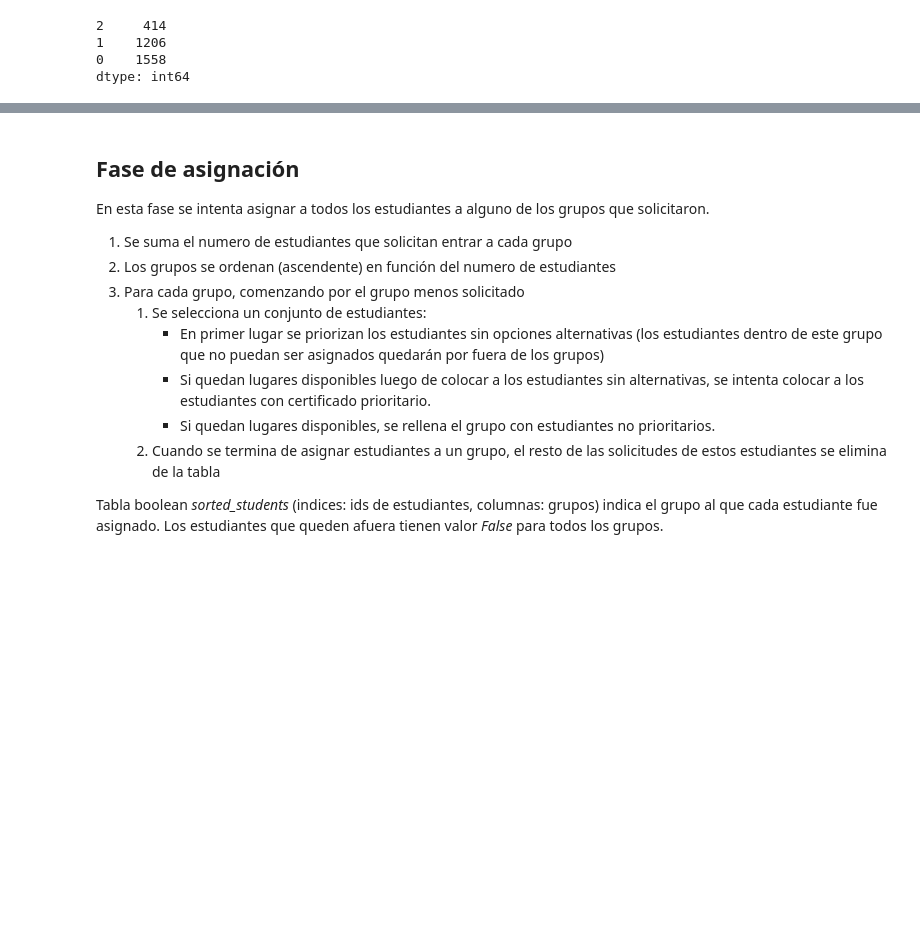
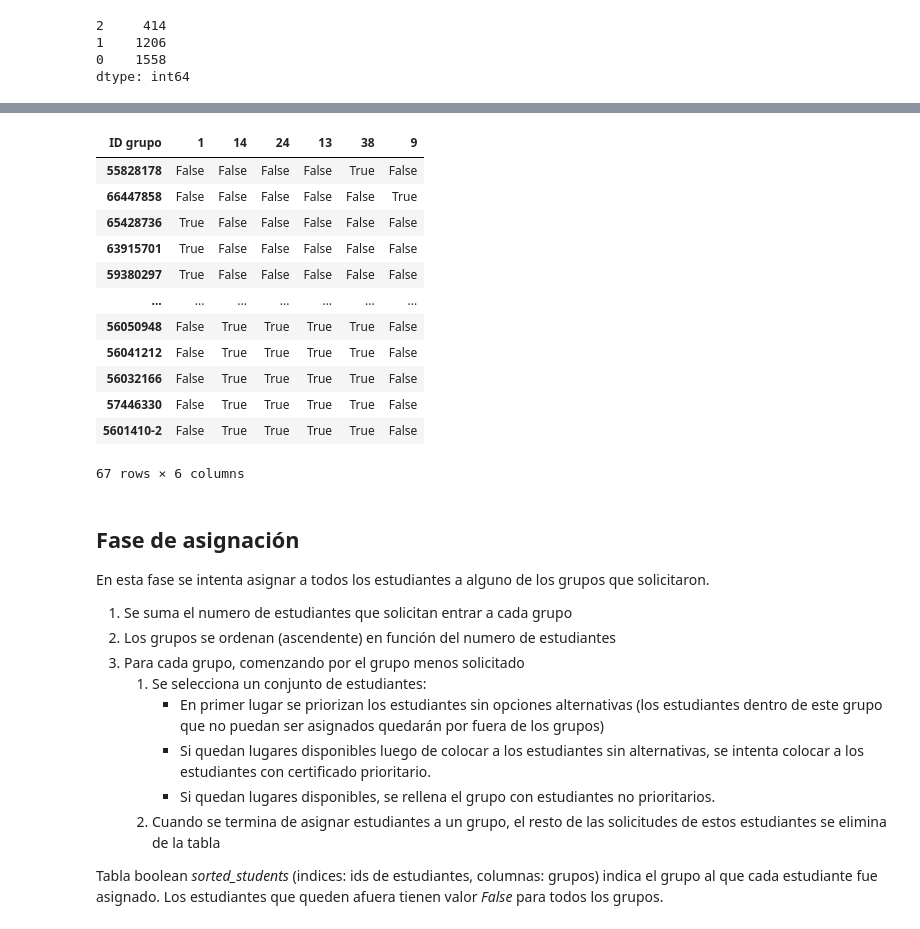
Before and after one commit to HJuan412/group_reparting, a Jupyter notebook: Asignador.ipynb, the cells around one changed output, grey strips where cells are left out. Saved outputs shown, nothing was run; the diff lists cells and outputs as text; code cells hidden in the pictures; blank space fills up the shorter version.

```diff
--- a/Asignador.ipynb
+++ b/Asignador.ipynb
@@ -346,3 +359,19 @@ verify(placement_tabs, demand_tab)
+# %%
+unplaced2
+# %% [output]
+| ID grupo | 1 | 14 | 24 | 13 | 38 | 9 |
+| 55828178 | False | False | False | False | True | False |
+| 66447858 | False | False | False | False | False | True |
+| 65428736 | True | False | False | False | False | False |
+| 63915701 | True | False | False | False | False | False |
+| 59380297 | True | False | False | False | False | False |
+| ... | ... | ... | ... | ... | ... | ... |
+| 56050948 | False | True | True | True | True | False |
+| 56041212 | False | True | True | True | True | False |
+| 56032166 | False | True | True | True | True | False |
+| 57446330 | False | True | True | True | True | False |
+| 5601410-2 | False | True | True | True | True | False |
+67 rows × 6 columns
 # %% [markdown]
 ## Fase de asignación
 En esta fase se intenta asignar a todos los estudiantes a alguno de los grupos que solicitaron.
```
Also changed, not shown: parts of 13 cells of this notebook.
